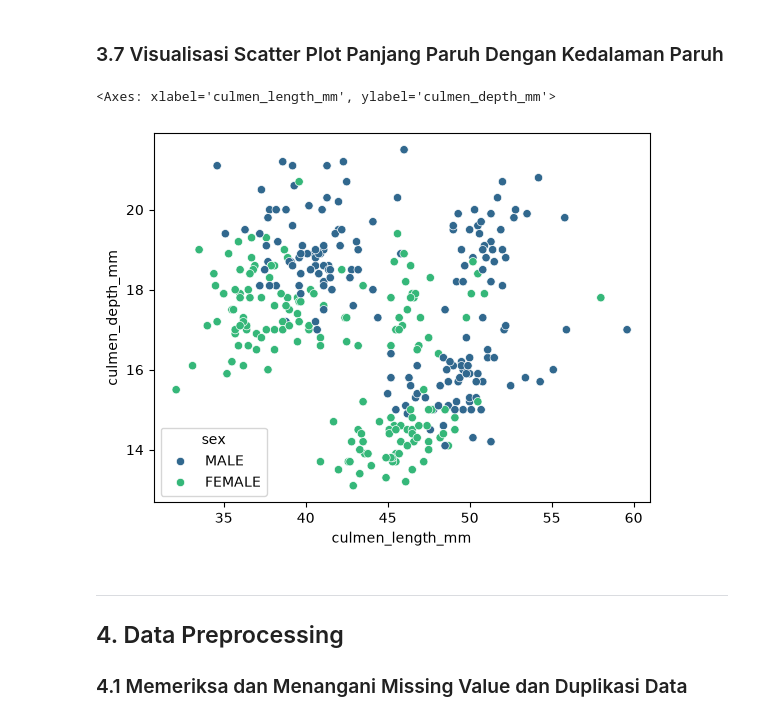
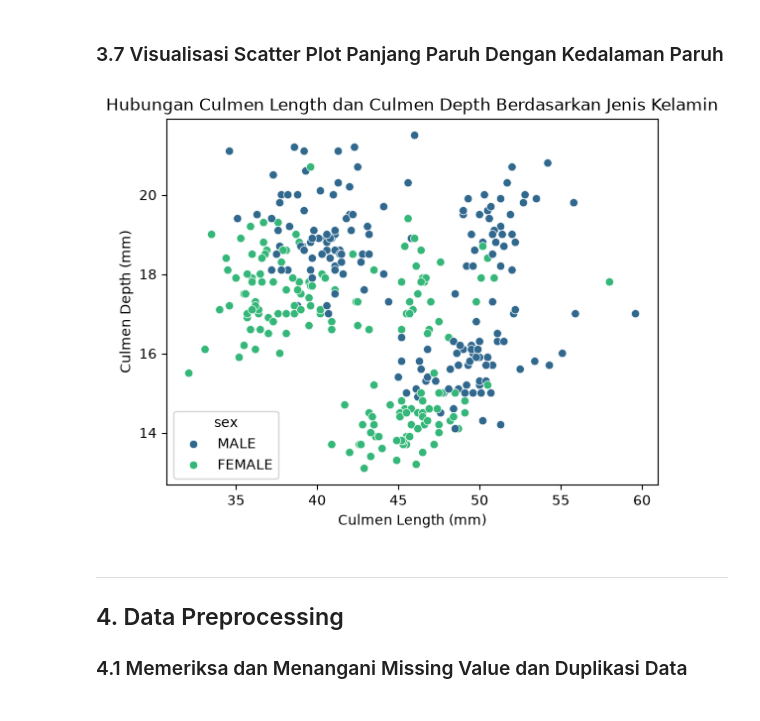
Before and after one commit to raplhy/Bootcamp-UBIG, a Jupyter notebook: Tugas15/Raw_Analysis.ipynb, the cells around one changed output. Saved outputs shown, nothing was run; the diff lists cells and outputs as text; code cells hidden in the pictures.

```diff
--- a/Tugas15/Raw_Analysis.ipynb
+++ b/Tugas15/Raw_Analysis.ipynb
@@ -237,9 +237,12 @@ plt.show()
 ### 3.7 Visualisasi Scatter Plot Panjang Paruh Dengan Kedalaman Paruh
 # %%
 sns.scatterplot(data=df, x='culmen_length_mm', y='culmen_depth_mm', hue='sex', palette='viridis')
+plt.title('Hubungan Culmen Length dan Culmen Depth Berdasarkan Jenis Kelamin')
+plt.xlabel('Culmen Length (mm)')
+plt.ylabel('Culmen Depth (mm)')
+plt.show()
 # %% [output]
-<Axes: xlabel='culmen_length_mm', ylabel='culmen_depth_mm'>
-[figure, old version]
+[figure, new version]
 # %% [markdown]
 ---
 
```
Also changed, not shown: parts of 12 cells of this notebook.
